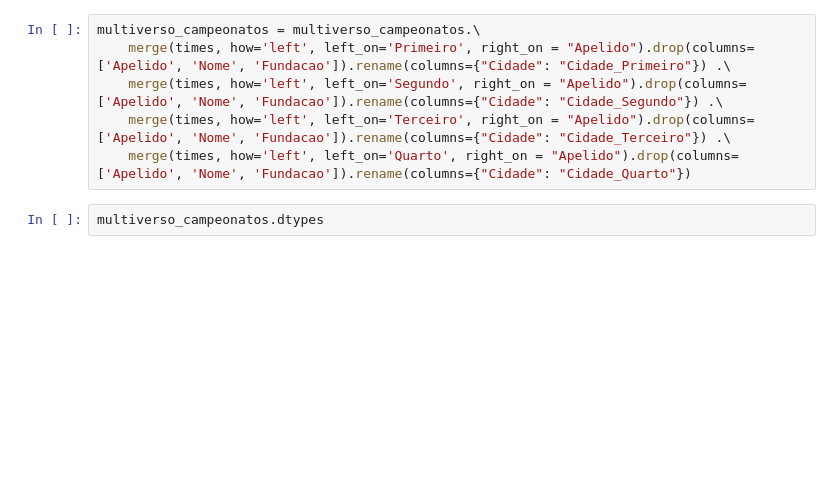
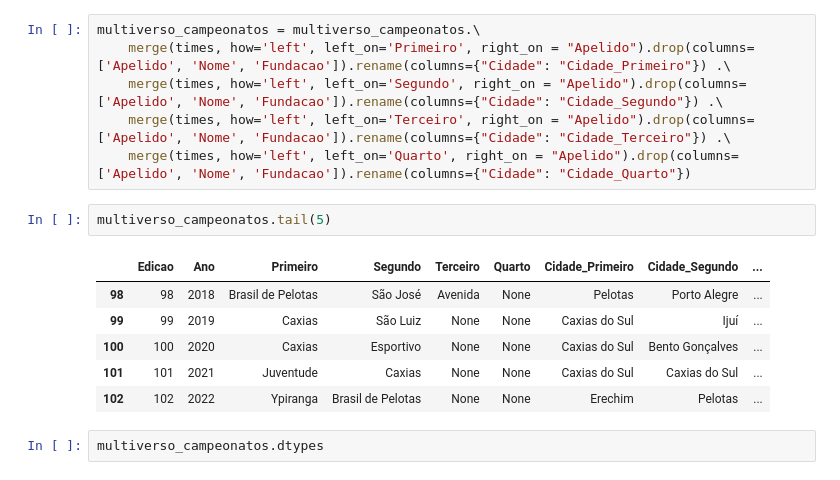
Before and after one commit to VitorBSP/Multiverso_greNAL, a Jupyter notebook: analise.ipynb, the cells around one changed output. Cells and saved outputs as stored; diff of their text form; blank space fills up the shorter version.

```diff
--- a/analise.ipynb
+++ b/analise.ipynb
@@ -185,6 +212,15 @@ multiverso_campeonatos = multiverso_campeonatos.\
     merge(times, how='left', left_on='Segundo', right_on = "Apelido").drop(columns=['Apelido', 'Nome', 'Fundacao']).rename(columns={"Cidade": "Cidade_Segundo"}) .\
     merge(times, how='left', left_on='Terceiro', right_on = "Apelido").drop(columns=['Apelido', 'Nome', 'Fundacao']).rename(columns={"Cidade": "Cidade_Terceiro"}) .\
     merge(times, how='left', left_on='Quarto', right_on = "Apelido").drop(columns=['Apelido', 'Nome', 'Fundacao']).rename(columns={"Cidade": "Cidade_Quarto"})
+# %%
+multiverso_campeonatos.tail(5)
+# %% [output]
+|  | Edicao | Ano | Primeiro | Segundo | Terceiro | Quarto | Cidade_Primeiro | Cidade_Segundo | ... |
+| 98 | 98 | 2018 | Brasil de Pelotas | São José | Avenida | None | Pelotas | Porto Alegre | ... |
+| 99 | 99 | 2019 | Caxias | São Luiz | None | None | Caxias do Sul | Ijuí | ... |
+| 100 | 100 | 2020 | Caxias | Esportivo | None | None | Caxias do Sul | Bento Gonçalves | ... |
+| 101 | 101 | 2021 | Juventude | Caxias | None | None | Caxias do Sul | Caxias do Sul | ... |
+| 102 | 102 | 2022 | Ypiranga | Brasil de Pelotas | None | None | Erechim | Pelotas | ... |
 # %%
 multiverso_campeonatos.dtypes
 # %% [output]
```
Also changed, not shown: parts of 25 cells of this notebook, 6 other files.
